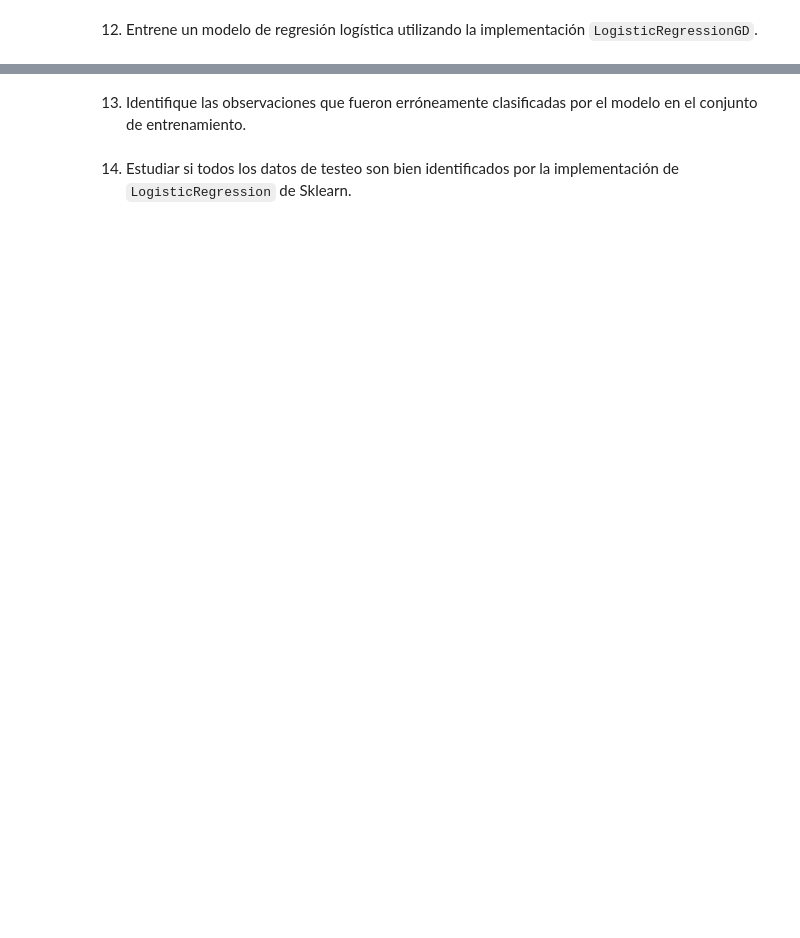
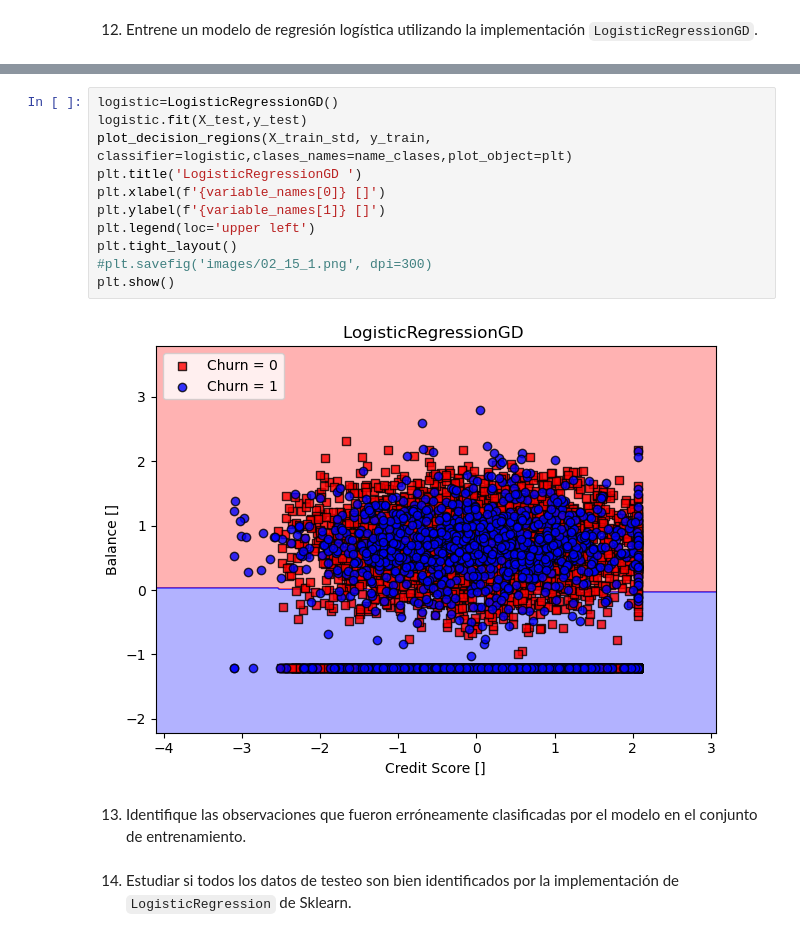
Before and after one commit to Brokolito/IMA539_2, a Jupyter notebook: semana3/Ayudantia_1.ipynb, the cells around one changed output, grey strips where cells are left out. Drawn from its saved outputs; the diff is of its cells as text; blank space fills up the shorter version.

```diff
--- a/semana3/Ayudantia_1.ipynb
+++ b/semana3/Ayudantia_1.ipynb
@@ -265,3 +465,16 @@ plt.legend(loc='upper right')
+# %%
+logistic=LogisticRegressionGD()
+logistic.fit(X_test,y_test)
+plot_decision_regions(X_train_std, y_train, classifier=logistic,clases_names=name_clases,plot_object=plt)
+plt.title('LogisticRegressionGD ')
+plt.xlabel(f'{variable_names[0]} []')
+plt.ylabel(f'{variable_names[1]} []')
+plt.legend(loc='upper left')
+plt.tight_layout()
+#plt.savefig('images/02_15_1.png', dpi=300)
+plt.show()
+# %% [output]
+[figure, added]
 # %% [markdown]
 13. Identifique las observaciones que fueron erróneamente clasificadas por el modelo en el conjunto de entrenamiento.
 # %% [markdown]
```
Also changed, not shown: parts of 11 cells of this notebook.
